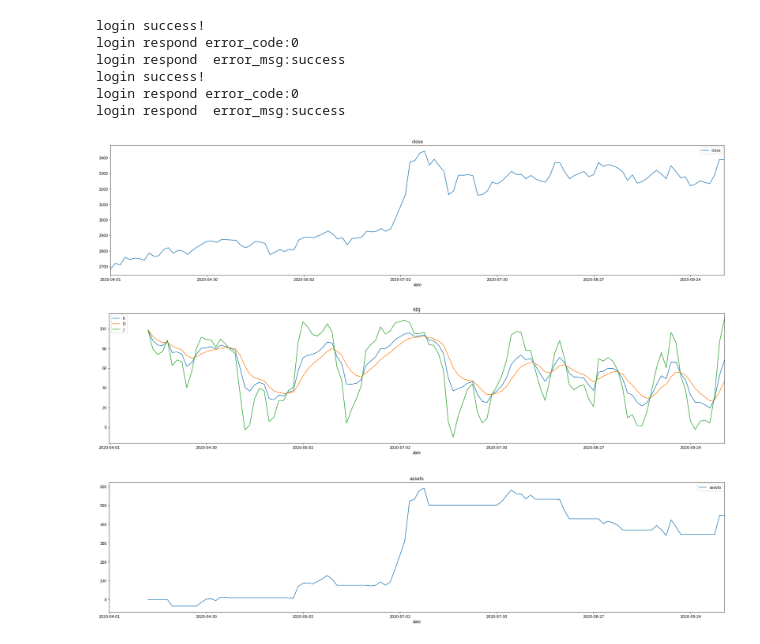
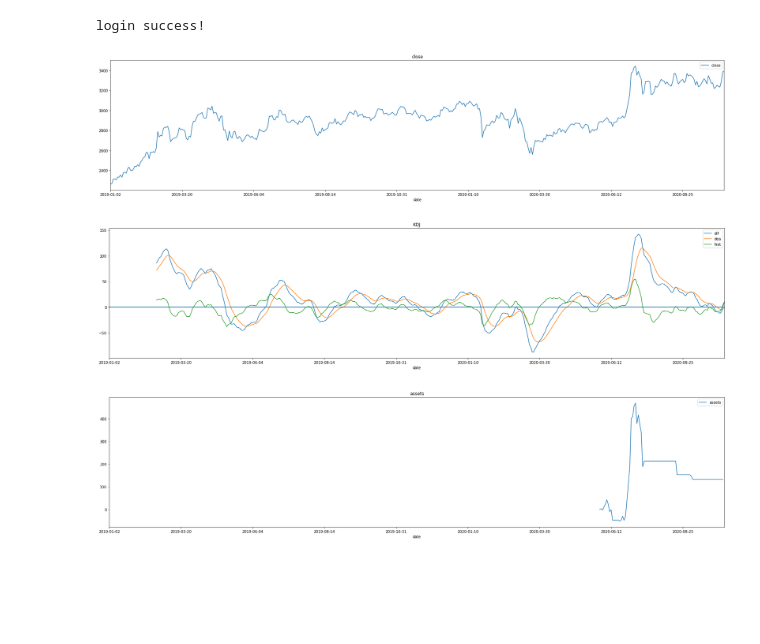
Before and after one commit to lqshanshuo/huowuxuanfeng, a Jupyter notebook: Workbench.ipynb, the cells around one changed output. Cells and saved outputs as stored; diff of their text form; code cells hidden in the pictures; blank space fills up the shorter version.

```diff
--- a/Workbench.ipynb
+++ b/Workbench.ipynb
@@ -4,21 +7,9 @@ import matplotlib.pyplot as plt
-# %%
-bs_a=bsAgent()
-bs_a.compute_kdj()
-bs_a.simulation('KDJ_x')
-# %% [output]
-login success!
-login respond error_code:0
-login respond  error_msg:success
-login success!
-login respond error_code:0
-login respond  error_msg:success
-# %%
-bs_a.k_data_plus[['close']].plot(title='close',figsize=(30, 6.5))
-bs_a.k_data_plus[['K','D','J']].plot(title='KDJ',figsize=(30, 6.5))
-bs_a.k_data_plus[['assets']].plot(title='assets',figsize=(30, 6.5))
-plt.show()
-# %% [output]
-[figure, removed]
-[figure, removed]
-[figure, removed]
+# %%
+bs_a=bsAgent(stack_code='000016.sh',start_date='2019-01-01', end_date='2020-10-13',freq='d')
+bs_a.replay(Indicator.MACD_X,start_date='2020-06-01', end_date='2020-10-13',view='true')
+# %% [output]
+login success!
+[figure, added]
+[figure, added]
+[figure, added]
 # %%
```
Also changed, not shown: parts of 3 cells of this notebook, 2 other files.
